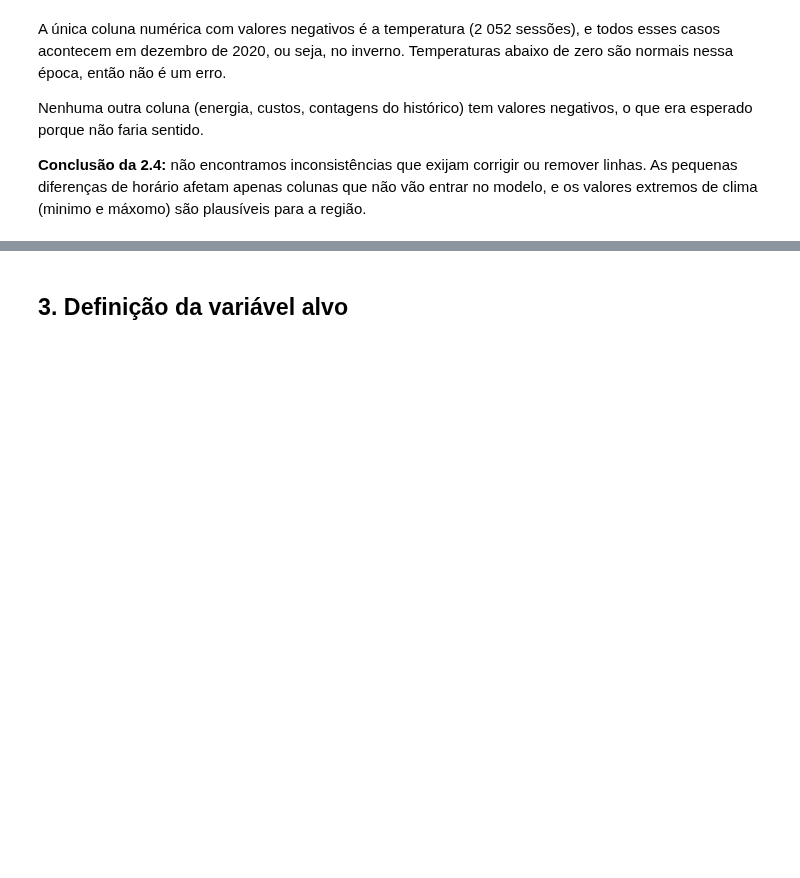
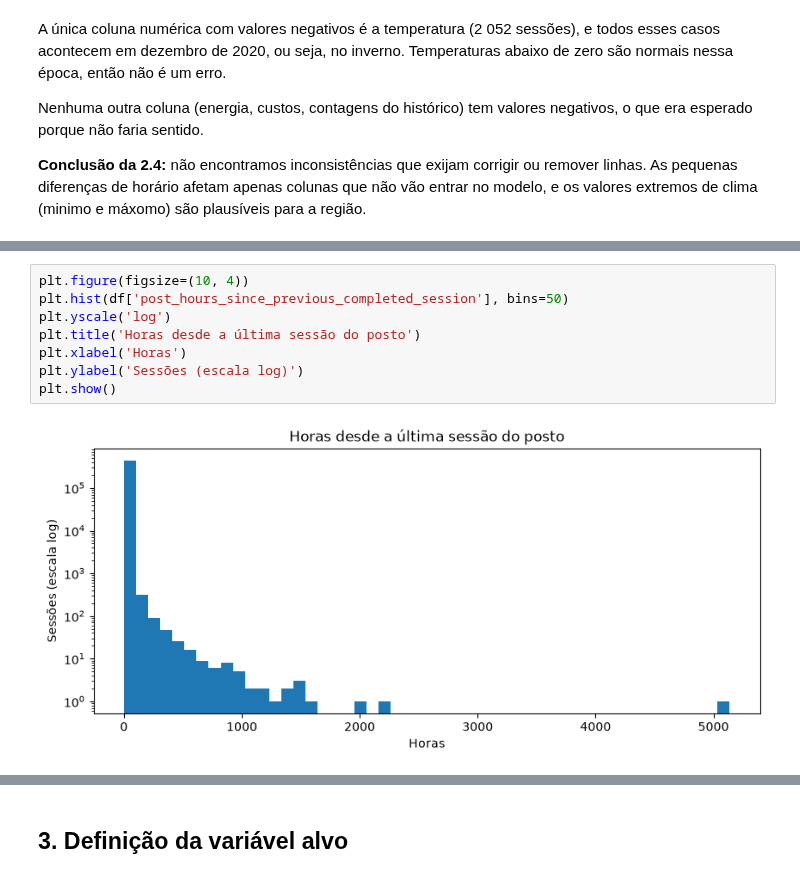
Before and after one commit to RaphaelMoragas/Minera-o_de_Dados_MEI, a Jupyter notebook: Projeto_MINDD.ipynb, the cells around one changed output, grey strips where cells are left out. Saved outputs shown, nothing was run; the diff lists cells and outputs as text; blank space fills up the shorter version.

```diff
--- a/Projeto_MINDD.ipynb
+++ b/Projeto_MINDD.ipynb
@@ -525,0 +623,10 @@ Nenhuma outra coluna (energia, custos, contagens do histórico) tem valores nega
+# %%
+plt.figure(figsize=(10, 4))
+plt.hist(df['post_hours_since_previous_completed_session'], bins=50)
+plt.yscale('log')
+plt.title('Horas desde a última sessão do posto')
+plt.xlabel('Horas')
+plt.ylabel('Sessões (escala log)')
+plt.show()
+# %% [output]
+[figure, added]
```
Also changed, not shown: parts of 49 cells of this notebook, 1 other file.
